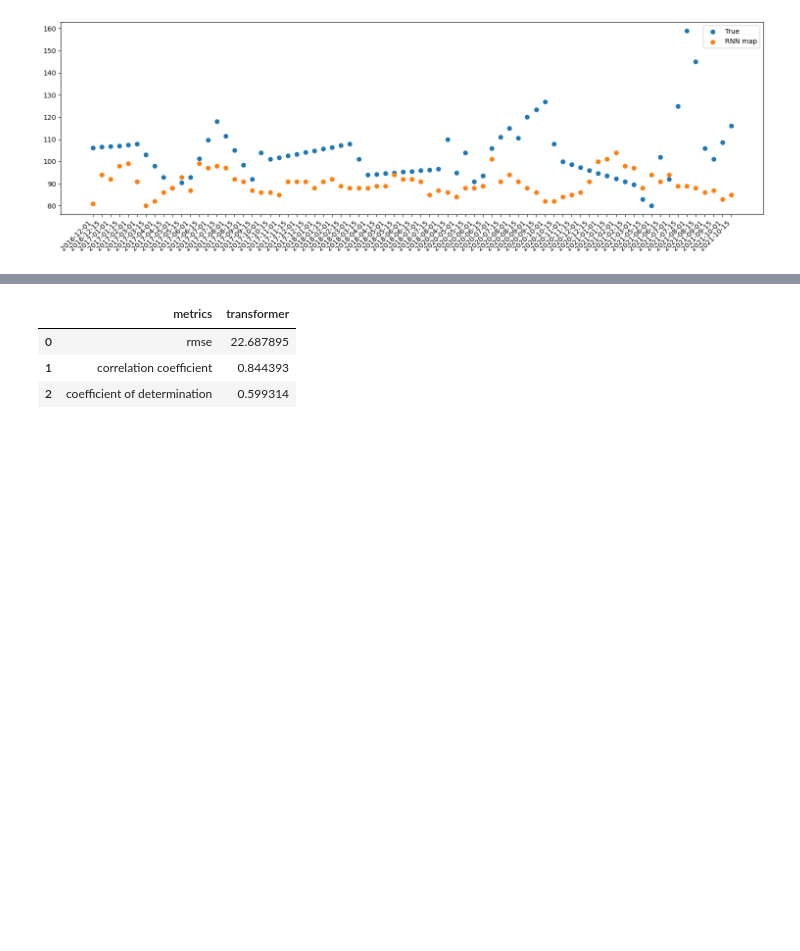
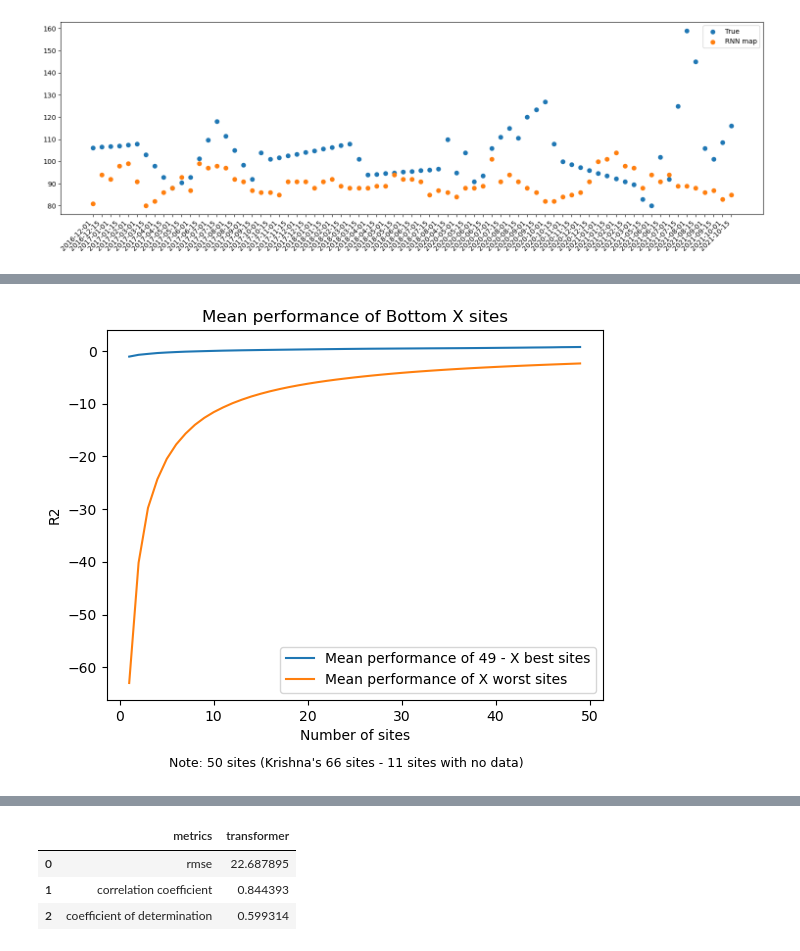
Before and after one commit to codebyandy/geolearn, a Jupyter notebook: app/vegetation/attention/andy/playground/rnn_baseline/compare_metrics.ipynb, the cells around one changed output, grey strips where cells are left out. Drawn from its saved outputs; the diff is of its cells as text; code cells hidden in the pictures; blank space fills up the shorter version.

```diff
--- a/app/vegetation/attention/andy/playground/rnn_baseline/compare_metrics.ipynb
+++ b/app/vegetation/attention/andy/playground/rnn_baseline/compare_metrics.ipynb
@@ -108,0 +377,34 @@ plt.show()
+# %%
+data = {
+    "siteId": siteId_lst,
+    # "rmse_andy": rnn_rmse_lst,
+    # "corr_coef_andy": rnn_corr_coef_lst,
+    # "coef_det_andy": rnn_coef_det_lst,
+    "rmse_kuai": rnn_kuai_rmse_lst,
+    "corr_coef_kuai": rnn_kuai_corr_coef_lst,
+    "coef_det_kuai": rnn_kuai_coef_det_lst,
+}
+
+site_metrics = pd.DataFrame(data)
+# %%
+metrics_top = []
+metrics_bottom = []
+
+sorted_metrics = site_metrics.sort_values("coef_det_kuai", ascending=False)
+for i in range(1, len(sorted_metrics)):
+    metrics_top.append(sorted_metrics[:-i]["coef_det_kuai"].mean())
+    metrics_bottom.append(sorted_metrics[-i:]["coef_det_kuai"].mean())
+# %%
+plt.plot(range(1, 50), metrics_top)
+plt.plot(range(1, 50), metrics_bottom)
+plt.title("Mean performance of Bottom X sites")
+plt.legend(["Mean performance of 49 - X best sites", "Mean performance of X worst sites"])
+plt.xlabel("Number of sites")
+plt.ylabel("R2")
+
+txt="Note: 50 sites (Krishna's 66 sites - 11 sites with no data)"
+plt.figtext(0.5, -0.03, txt, wrap=True, horizontalalignment='center', fontsize=9)
+
+plt.show()
+# %% [output]
+[figure, added]
```
Also changed, not shown: parts of 37 cells of this notebook, 7 other files.
